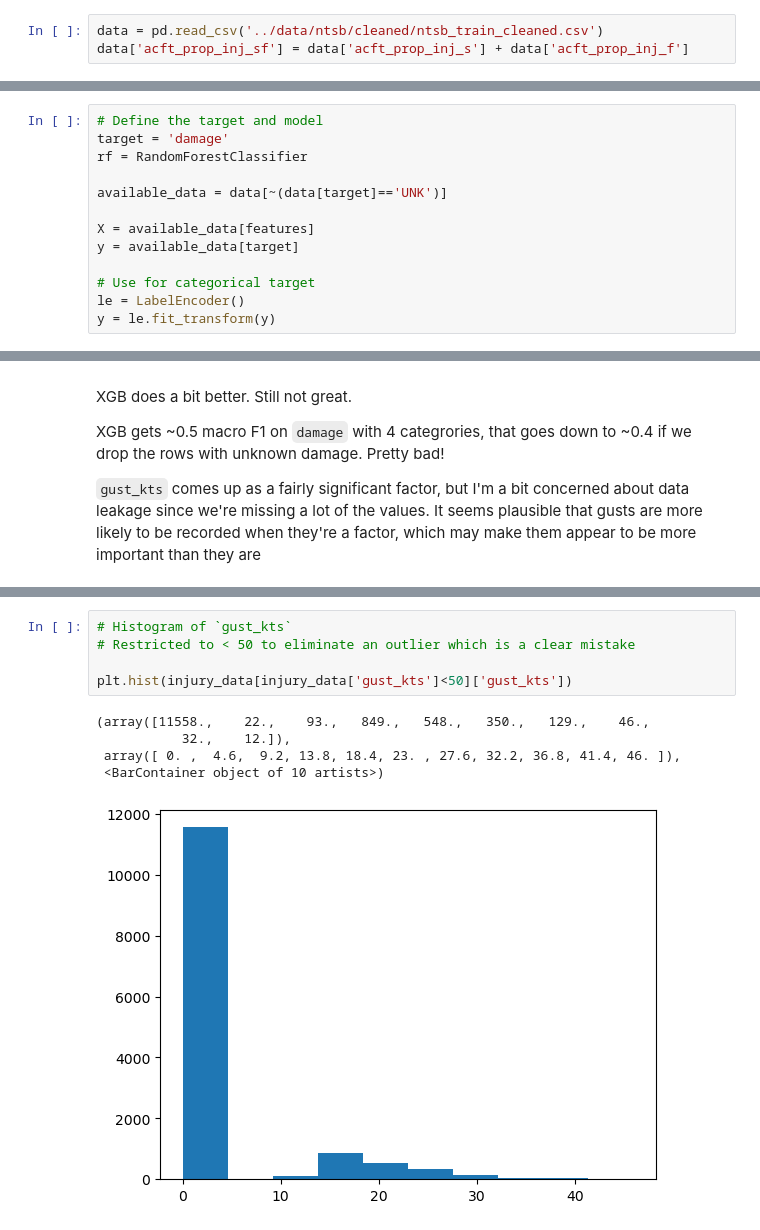
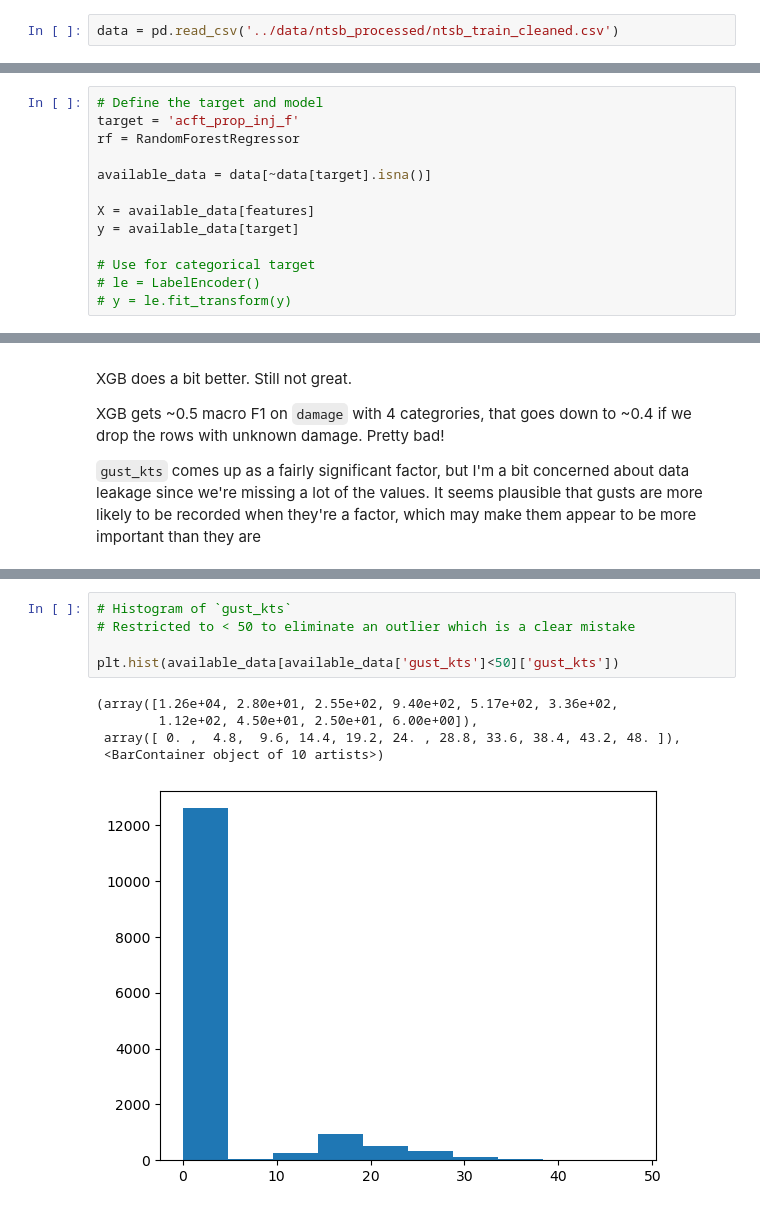
Before and after one commit to TheErdosInstitute-Summer2025-Project/aviation-project, a Jupyter notebook: jupyter-notebooks/model-testing-cj.ipynb, the cells around one changed output, grey strips where cells are left out. Cells and saved outputs as stored; diff of their text form.

```diff
--- a/jupyter-notebooks/model-testing-cj.ipynb
+++ b/jupyter-notebooks/model-testing-cj.ipynb
@@ -24,8 +24,7 @@ from xgboost import XGBClassifier, XGBRegressor
 from interpret.glassbox import ExplainableBoostingClassifier, ExplainableBoostingRegressor
 from interpret import show
 # %%
-data = pd.read_csv('../data/ntsb/cleaned/ntsb_train_cleaned.csv')
-data['acft_prop_inj_sf'] = data['acft_prop_inj_s'] + data['acft_prop_inj_f']
+data = pd.read_csv('../data/ntsb_processed/ntsb_train_cleaned.csv')
 # %%
 data.columns
 # %% [output]
@@ -105,17 +104,17 @@ def rf_important_features(X,y,features,model=RandomForestRegressor,alpha=0.01,n_
 ### Fitting RandomForests
 # %%
 # Define the target and model
-target = 'damage'
-rf = RandomForestClassifier
+target = 'acft_prop_inj_f'
+rf = RandomForestRegressor
 
-available_data = data[~(data[target]=='UNK')]
+available_data = data[~data[target].isna()]
 
 X = available_data[features]
 y = available_data[target]
 
 # Use for categorical target
-le = LabelEncoder()
-y = le.fit_transform(y)
+# le = LabelEncoder()
+# y = le.fit_transform(y)
 # %%
 # Get the important features
 important_features = rf_important_features(X,y,features,model=rf,alpha=0.015)
@@ -338,12 +314,12 @@ Importance threshold 0.14 -- 2 variables
 # %%
 # Histogram of `gust_kts`
 # Restricted to < 50 to eliminate an outlier which is a clear mistake
 
-plt.hist(injury_data[injury_data['gust_kts']<50]['gust_kts'])
+plt.hist(available_data[available_data['gust_kts']<50]['gust_kts'])
 # %% [output]
-(array([11558.,    22.,    93.,   849.,   548.,   350.,   129.,    46.,
-           32.,    12.]),
- array([ 0. ,  4.6,  9.2, 13.8, 18.4, 23. , 27.6, 32.2, 36.8, 41.4, 46. ]),
+(array([1.26e+04, 2.80e+01, 2.55e+02, 9.40e+02, 5.17e+02, 3.36e+02,
+        1.12e+02, 4.50e+01, 2.50e+01, 6.00e+00]),
+ array([ 0. ,  4.8,  9.6, 14.4, 19.2, 24. , 28.8, 33.6, 38.4, 43.2, 48. ]),
  <BarContainer object of 10 artists>)
-[figure, old version]
+[figure, new version]
 # %%
```
Also changed, not shown: parts of 12 cells of this notebook, 6 other files.
